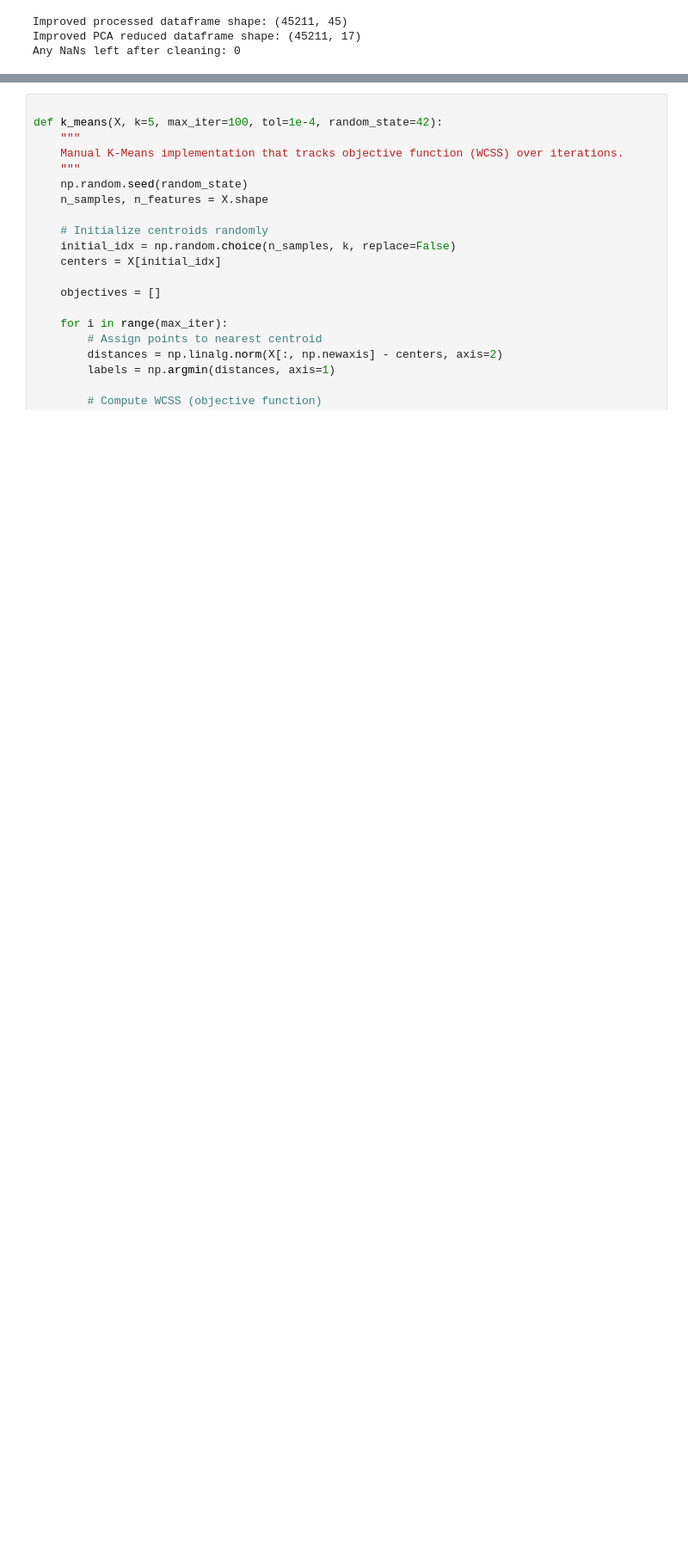
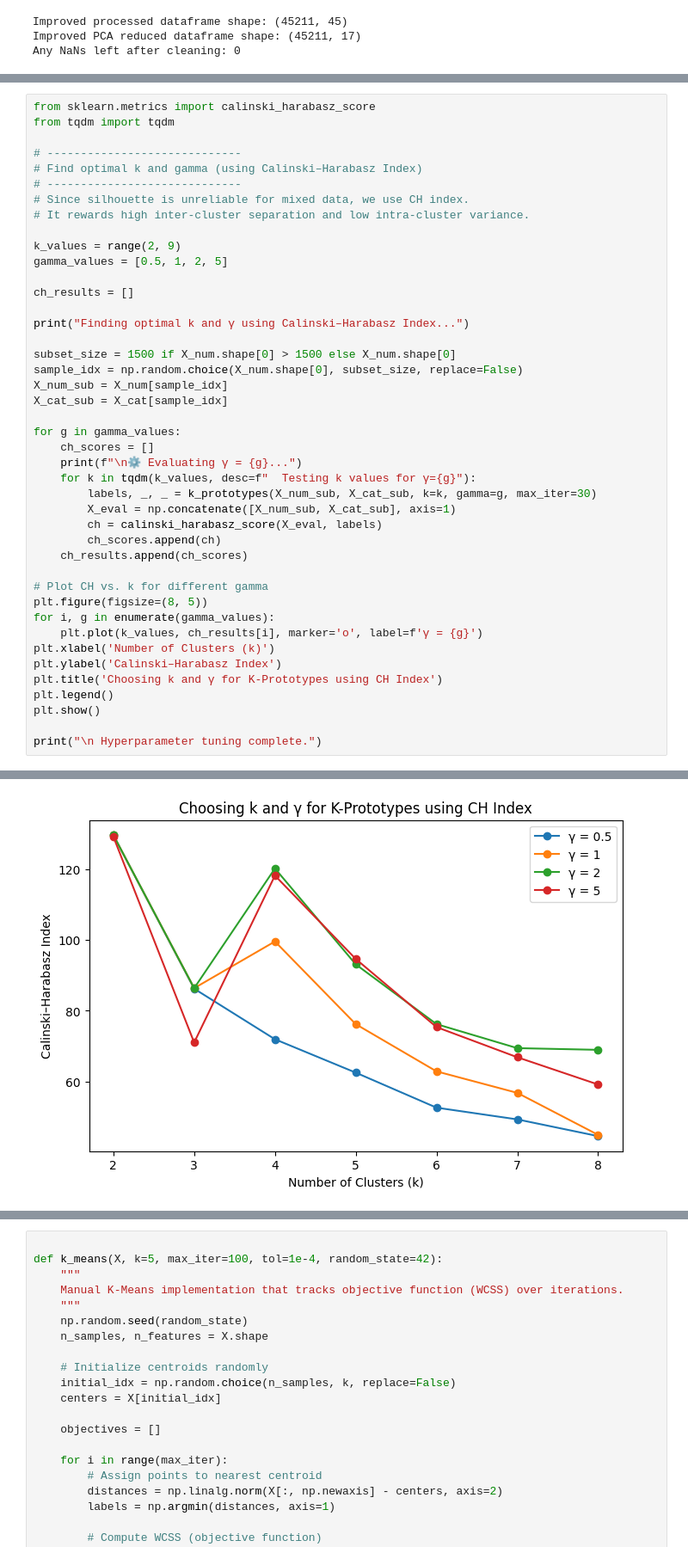
Before and after one commit to vatslgoswami/IML_A2, a Jupyter notebook: clustering.ipynb, the cells around one changed output, grey strips where cells are left out. Shown at 86% size. Saved outputs shown, nothing was run; the diff lists cells and outputs as text; blank space fills up the shorter version.

Commit message:
Clustering Algo 1: K-prototypes updated with correct metric

```diff
--- a/clustering.ipynb
+++ b/clustering.ipynb
@@ -1543,0 +1506,44 @@ This implementation provides an interpretable, extensible foundation for analyzi
+# %%
+from sklearn.metrics import calinski_harabasz_score
+from tqdm import tqdm
+
+# -----------------------------
+# Find optimal k and gamma (using Calinski–Harabasz Index)
+# -----------------------------
+# Since silhouette is unreliable for mixed data, we use CH index.
+# It rewards high inter-cluster separation and low intra-cluster variance.
+
+k_values = range(2, 9)
+gamma_values = [0.5, 1, 2, 5]
+
+ch_results = []
+
+print("Finding optimal k and γ using Calinski–Harabasz Index...")
+
+subset_size = 1500 if X_num.shape[0] > 1500 else X_num.shape[0]
+sample_idx = np.random.choice(X_num.shape[0], subset_size, replace=False)
+X_num_sub = X_num[sample_idx]
+X_cat_sub = X_cat[sample_idx]
+
+for g in gamma_values:
+    ch_scores = []
+    print(f"\n⚙️ Evaluating γ = {g}...")
+    for k in tqdm(k_values, desc=f"  Testing k values for γ={g}"):
+        labels, _, _ = k_prototypes(X_num_sub, X_cat_sub, k=k, gamma=g, max_iter=30)
+        X_eval = np.concatenate([X_num_sub, X_cat_sub], axis=1)
+        ch = calinski_harabasz_score(X_eval, labels)
+        ch_scores.append(ch)
+    ch_results.append(ch_scores)
+
+# Plot CH vs. k for different gamma
+plt.figure(figsize=(8, 5))
+for i, g in enumerate(gamma_values):
+    plt.plot(k_values, ch_results[i], marker='o', label=f'γ = {g}')
+plt.xlabel('Number of Clusters (k)')
+plt.ylabel('Calinski–Harabasz Index')
+plt.title('Choosing k and γ for K-Prototypes using CH Index')
+plt.legend()
+plt.show()
+
+print("\n Hyperparameter tuning complete.")
+# %% [output]
@@ -1543,0 +1556 @@ This implementation provides an interpretable, extensible foundation for analyzi
+[figure, added]
```
Also changed, not shown: parts of 30 cells of this notebook.
